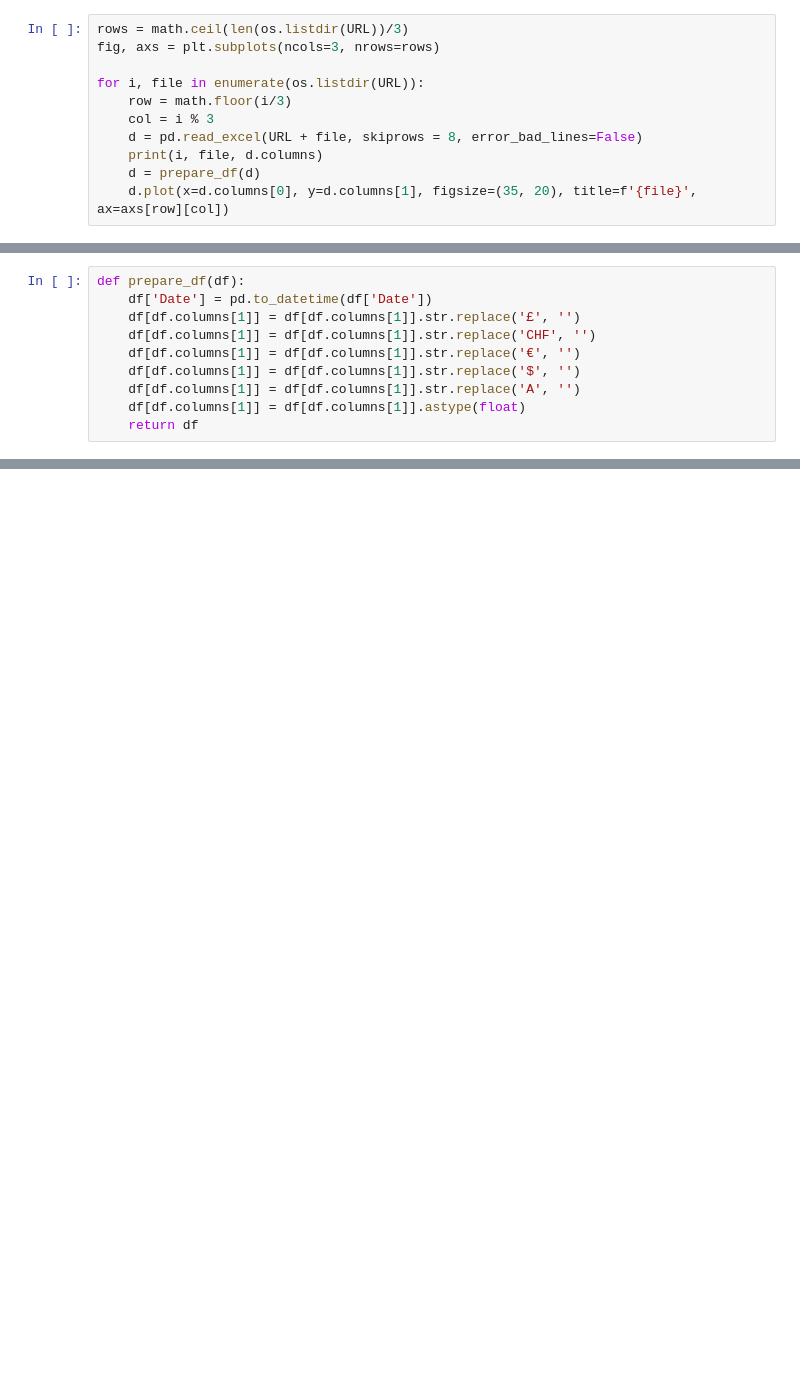
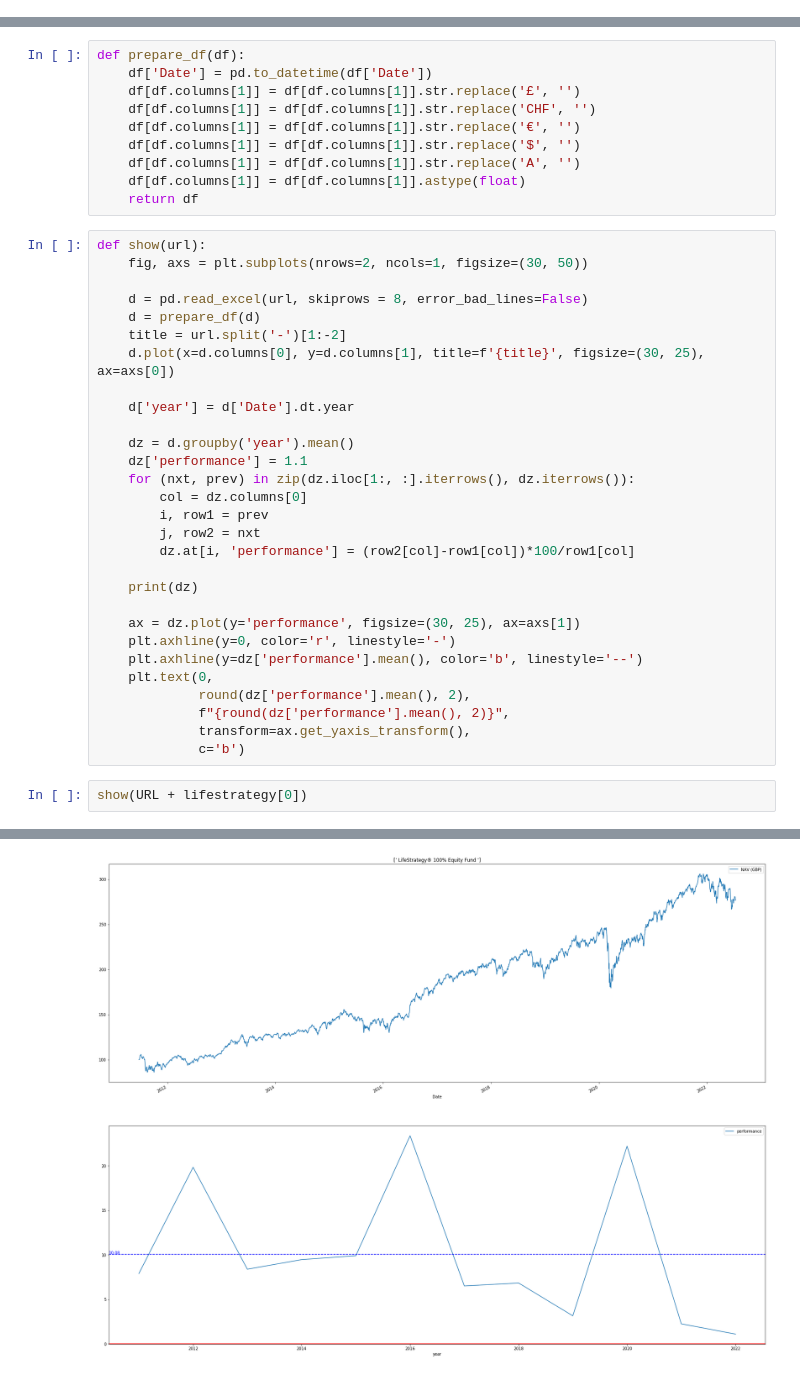
Before and after one commit to weronikazak/Intrinsic_Value, a Jupyter notebook: Vanguard/Graphs.ipynb, the cells around one changed output, grey strips where cells are left out. Cells and saved outputs as stored; diff of their text form; blank space fills up the shorter version.

```diff
--- a/Vanguard/Graphs.ipynb
+++ b/Vanguard/Graphs.ipynb
@@ -115,11 +84,0 @@ os.listdir(URL)
-# %%
-rows = math.ceil(len(os.listdir(URL))/3)
-fig, axs = plt.subplots(ncols=3, nrows=rows)
-
-for i, file in enumerate(os.listdir(URL)):
-    row = math.floor(i/3)
-    col = i % 3
-    d = pd.read_excel(URL + file, skiprows = 8, error_bad_lines=False)
-    print(i, file, d.columns)
-    d = prepare_df(d)
-    d.plot(x=d.columns[0], y=d.columns[1], figsize=(35, 20), title=f'{file}', ax=axs[row][col])
@@ -152,3 +92,35 @@ def prepare_df(df):
     df[df.columns[1]] = df[df.columns[1]].str.replace('A', '')
     df[df.columns[1]] = df[df.columns[1]].astype(float)
     return df
+# %%
+def show(url):
+    fig, axs = plt.subplots(nrows=2, ncols=1, figsize=(30, 50))
+
+    d = pd.read_excel(url, skiprows = 8, error_bad_lines=False)
+    d = prepare_df(d)
+    title = url.split('-')[1:-2]
+    d.plot(x=d.columns[0], y=d.columns[1], title=f'{title}', figsize=(30, 25), ax=axs[0])
+
+    d['year'] = d['Date'].dt.year
+
+    dz = d.groupby('year').mean()
+    dz['performance'] = 1.1
+    for (nxt, prev) in zip(dz.iloc[1:, :].iterrows(), dz.iterrows()):
+        col = dz.columns[0]
+        i, row1 = prev
+        j, row2 = nxt
+        dz.at[i, 'performance'] = (row2[col]-row1[col])*100/row1[col]
+
+    print(dz)
+
+    ax = dz.plot(y='performance', figsize=(30, 25), ax=axs[1])
+    plt.axhline(y=0, color='r', linestyle='-')
+    plt.axhline(y=dz['performance'].mean(), color='b', linestyle='--')
+    plt.text(0,
+             round(dz['performance'].mean(), 2),
+             f"{round(dz['performance'].mean(), 2)}",
+             transform=ax.get_yaxis_transform(),
+             c='b')
+# %%
+show(URL + lifestrategy[0])
+# %% [output]
@@ -154,0 +141 @@ def prepare_df(df):
+[figure, added]
```
Also changed, not shown: parts of 10 cells of this notebook.
